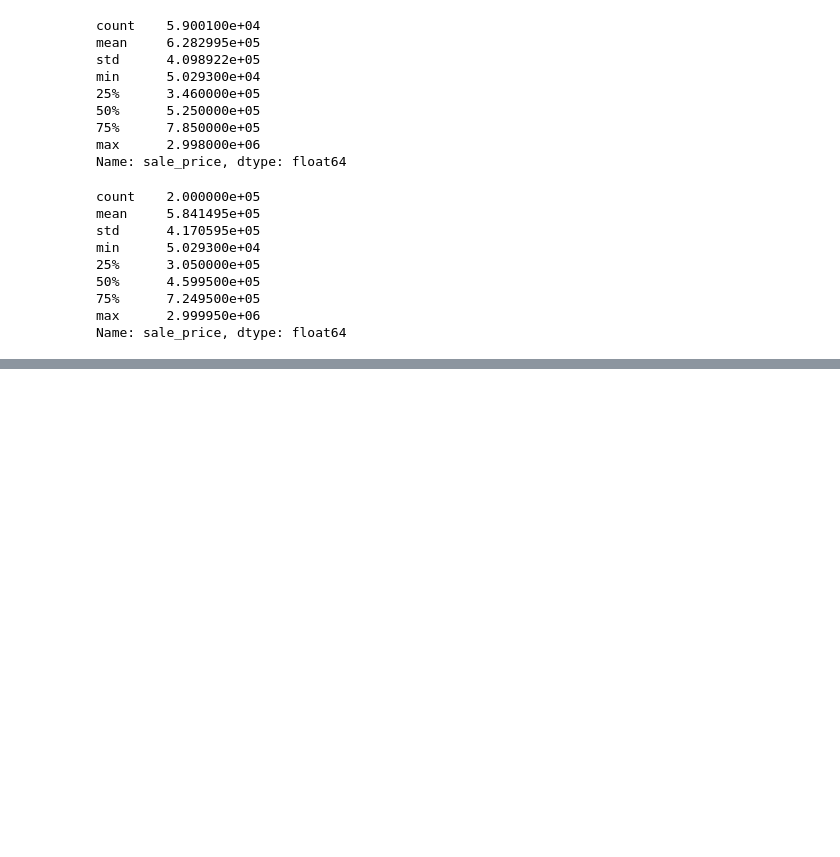
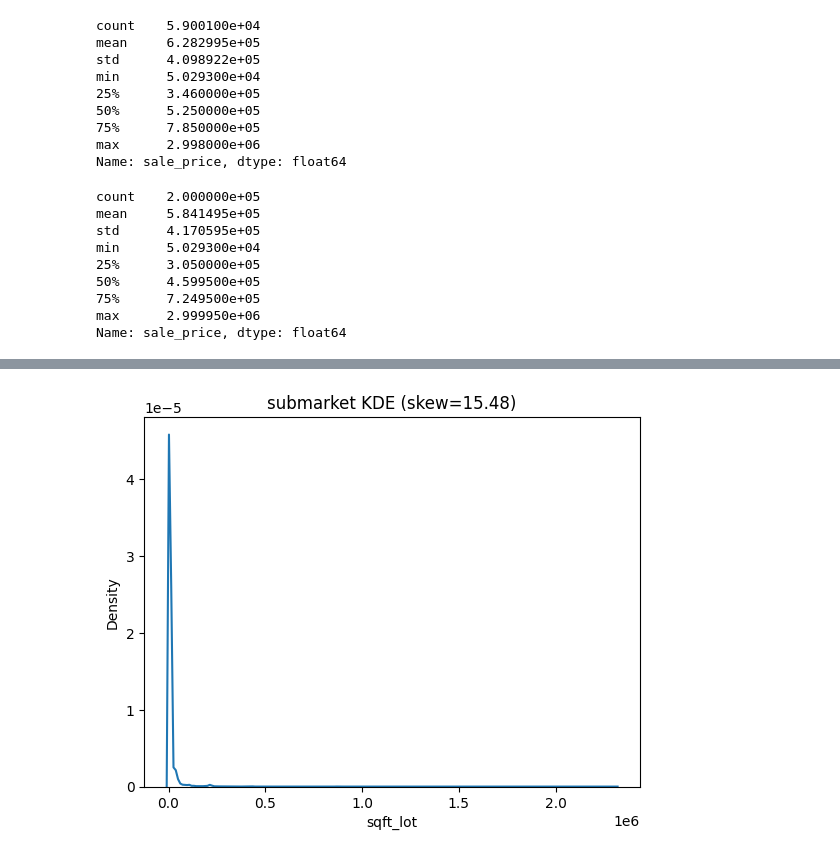
Before and after one commit to Shally-1997/project_house_prediction, a Jupyter notebook: HousePrice.ipynb, the cells around one changed output, grey strips where cells are left out. Drawn from its saved outputs; the diff is of its cells as text; code cells hidden in the pictures; blank space fills up the shorter version.

```diff
--- a/HousePrice.ipynb
+++ b/HousePrice.ipynb
@@ -529,0 +539,7 @@ Name: sale_price, dtype: float64
+# %%
+plt.figure()
+sns.kdeplot(df1['sqft_lot'].dropna())
+plt.title(f'{col} KDE (skew={df1['sqft_lot'].skew():.2f})')
+plt.show()
+# %% [output]
+[figure, added]
```
Also changed, not shown: parts of 7 cells of this notebook, 1 other file.
